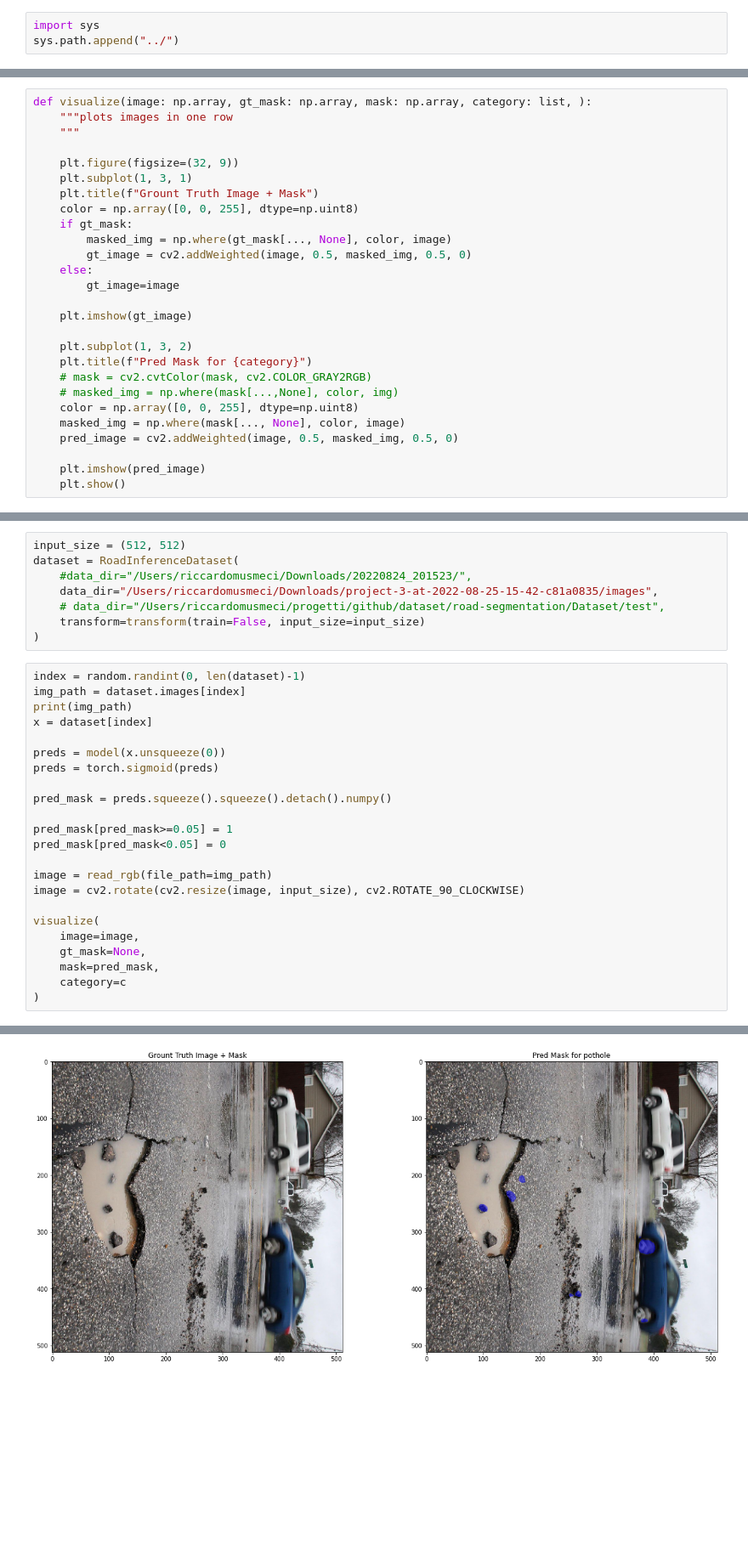
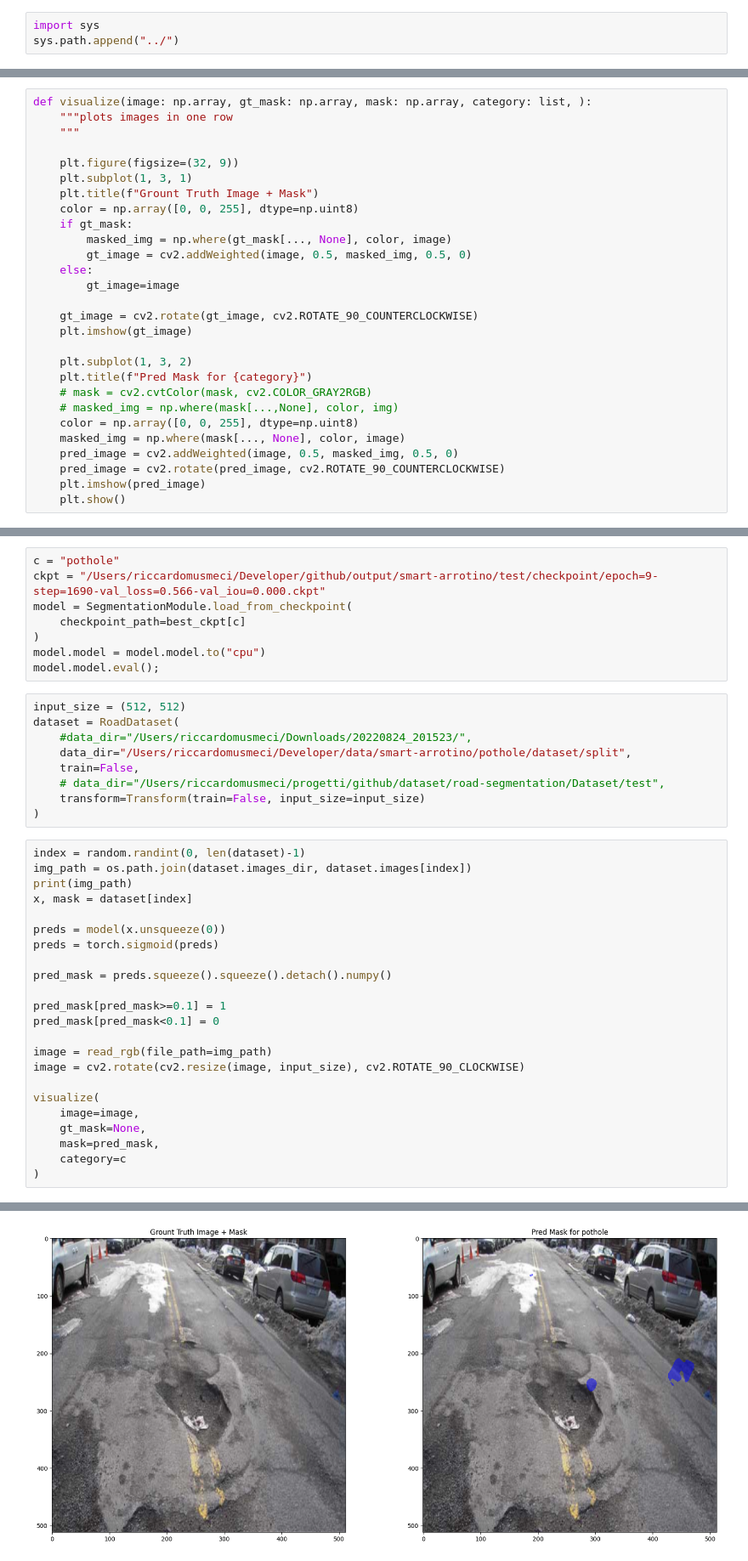
Before and after one commit to riccardomusmeci/tosem, a Jupyter notebook: notebooks/inference.ipynb, the cells around one changed output, grey strips where cells are left out. Shown at 85% size. Saved outputs shown, nothing was run; the diff lists cells and outputs as text; blank space fills up the shorter version.

```diff
--- a/notebooks/inference.ipynb
+++ b/notebooks/inference.ipynb
@@ -26,6 +27,7 @@ def visualize(image: np.array, gt_mask: np.array, mask: np.array, category: list
     else:
         gt_image=image
 
+    gt_image = cv2.rotate(gt_image, cv2.ROTATE_90_COUNTERCLOCKWISE)
     plt.imshow(gt_image)
 
     plt.subplot(1, 3, 2)
@@ -35,7 +37,7 @@ def visualize(image: np.array, gt_mask: np.array, mask: np.array, category: list
     color = np.array([0, 0, 255], dtype=np.uint8)
     masked_img = np.where(mask[..., None], color, image)
     pred_image = cv2.addWeighted(image, 0.5, masked_img, 0.5, 0)
-
+    pred_image = cv2.rotate(pred_image, cv2.ROTATE_90_COUNTERCLOCKWISE)
     plt.imshow(pred_image)
     plt.show()
 # %%
@@ -59,24 +55,33 @@ model.model.eval();
+# %%
+c = "pothole"
+ckpt = "/Users/riccardomusmeci/Developer/github/output/smart-arrotino/test/checkpoint/epoch=9-step=1690-val_loss=0.566-val_iou=0.000.ckpt"
+model = SegmentationModule.load_from_checkpoint(
+    checkpoint_path=best_ckpt[c]
+)
+model.model = model.model.to("cpu")
+model.model.eval();
 # %%
 input_size = (512, 512)
-dataset = RoadInferenceDataset(
+dataset = RoadDataset(
     #data_dir="/Users/riccardomusmeci/Downloads/20220824_201523/",
-    data_dir="/Users/riccardomusmeci/Downloads/project-3-at-2022-08-25-15-42-c81a0835/images",
+    data_dir="/Users/riccardomusmeci/Developer/data/smart-arrotino/pothole/dataset/split",
+    train=False,
     # data_dir="/Users/riccardomusmeci/progetti/github/dataset/road-segmentation/Dataset/test",
-    transform=transform(train=False, input_size=input_size)
+    transform=Transform(train=False, input_size=input_size)
 )
 # %%
 index = random.randint(0, len(dataset)-1)
-img_path = dataset.images[index]
+img_path = os.path.join(dataset.images_dir, dataset.images[index])
 print(img_path)
-x = dataset[index]
+x, mask = dataset[index]
 
 preds = model(x.unsqueeze(0))
 preds = torch.sigmoid(preds)
 
 pred_mask = preds.squeeze().squeeze().detach().numpy()
 
-pred_mask[pred_mask>=0.05] = 1
-pred_mask[pred_mask<0.05] = 0
+pred_mask[pred_mask>=0.1] = 1
+pred_mask[pred_mask<0.1] = 0
 
 image = read_rgb(file_path=img_path)
 image = cv2.rotate(cv2.resize(image, input_size), cv2.ROTATE_90_CLOCKWISE)
@@ -92,4 +97,4 @@ visualize(
-[figure, old version]
+[figure, new version]
 # %%
 plt.imshow(pred_mask)
 # %% [output]
```
Also changed, not shown: parts of 4 cells of this notebook, 6 other files.
